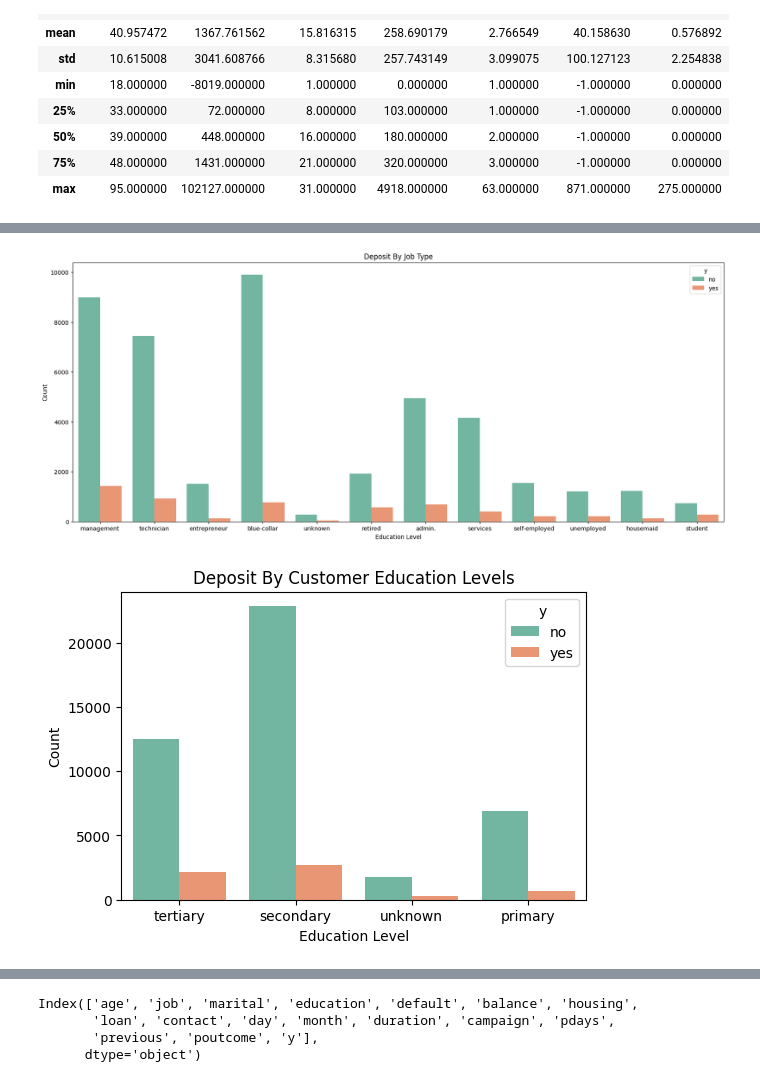
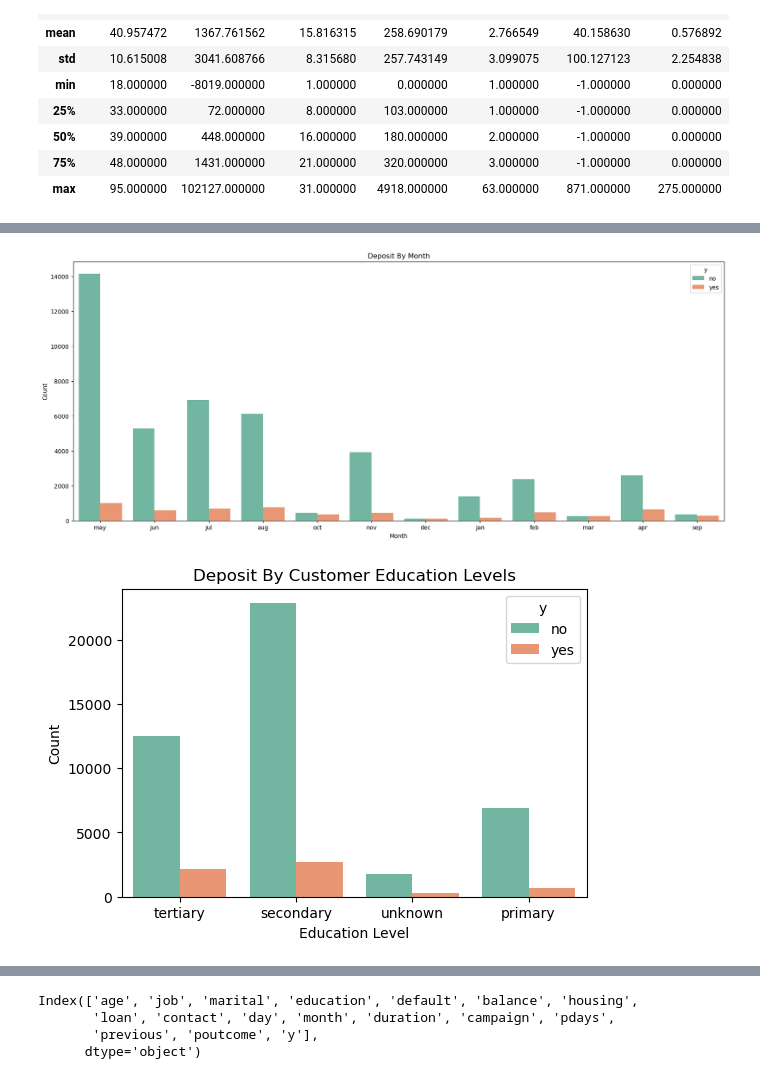
Before and after one commit to qmdismnp/Schulich_DS_MBAN, a Jupyter notebook: A1.ipynb, the cells around one changed output, grey strips where cells are left out. Saved outputs shown, nothing was run; the diff lists cells and outputs as text; code cells hidden in the pictures.

```diff
--- a/A1.ipynb
+++ b/A1.ipynb
@@ -4,8 +4,11 @@ import pandas as pd
 import seaborn as sns
 import matplotlib.pyplot as plt
 # %%
-train = pd.read_csv('/Users/huiyisang/Desktop/archive/train.csv',sep=";")
-test = pd.read_csv('/Users/huiyisang/Desktop/archive/test.csv', sep=";")
+#train = pd.read_csv('/Users/huiyisang/Desktop/archive/train.csv',sep=";")
+#test = pd.read_csv('/Users/huiyisang/Desktop/archive/test.csv', sep=";")
+
+train = pd.read_csv('https://raw.githubusercontent.com/qmdismnp/Schulich_DS_MBAN/refs/heads/main/train.csv?token=GHSAT0AAAAAACX2ZFBOUPYFUYCHGPBYXNASZXPEZFQ',sep=";")
+test = pd.read_csv('https://raw.githubusercontent.com/qmdismnp/Schulich_DS_MBAN/refs/heads/main/test.csv?token=GHSAT0AAAAAACX2ZFBO2UU6M7CODNOTO6FIZXPEY5A', sep=";")
 # %%
 train.head()
 # %% [output]
@@ -113,12 +162,12 @@ plt.show()
 # %%
 plt.figure(figsize=(20, 8))
-sns.countplot(x='job', hue='y',data=df, palette='Set2')
-plt.title('Deposit By Job Type')
-plt.xlabel('Education Level')
+sns.countplot(x='month', hue='y',data=df, palette='Set2')
+plt.title('Deposit By Month')
+plt.xlabel('Month')
 plt.ylabel('Count')
 plt.show()
 # %% [output]
-[figure, old version]
+[figure, new version]
 # %%
 plt.figure(figsize=(6, 4))
 sns.countplot(x='education', hue='y',data=df, palette='Set2')
@@ -127,7 +176,7 @@ plt.xlabel('Education Level')
 plt.ylabel('Count')
 plt.show()
 # %% [output]
-[figure, old version]
+[figure, new version]
 # %%
 plt.figure(figsize=(6, 4))
 sns.countplot(x='marital', hue='y', data=df, palette='Set2')
```
Also changed, not shown: parts of 21 cells of this notebook.
